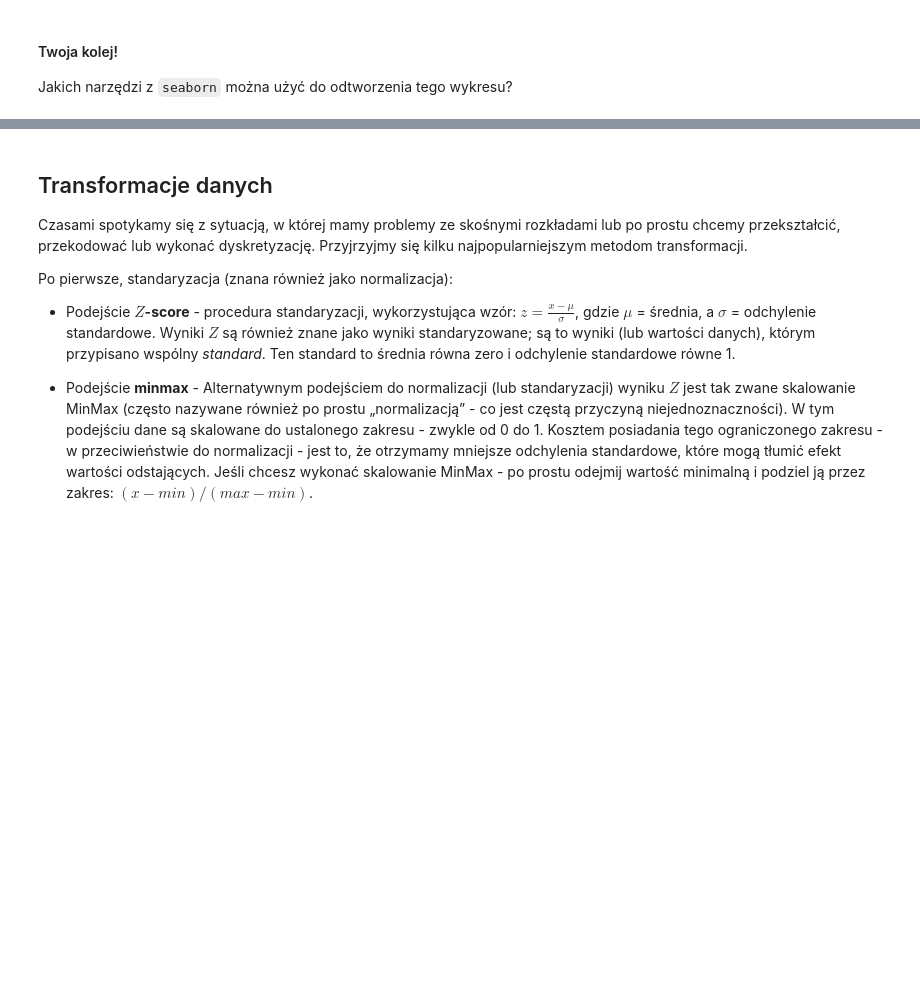
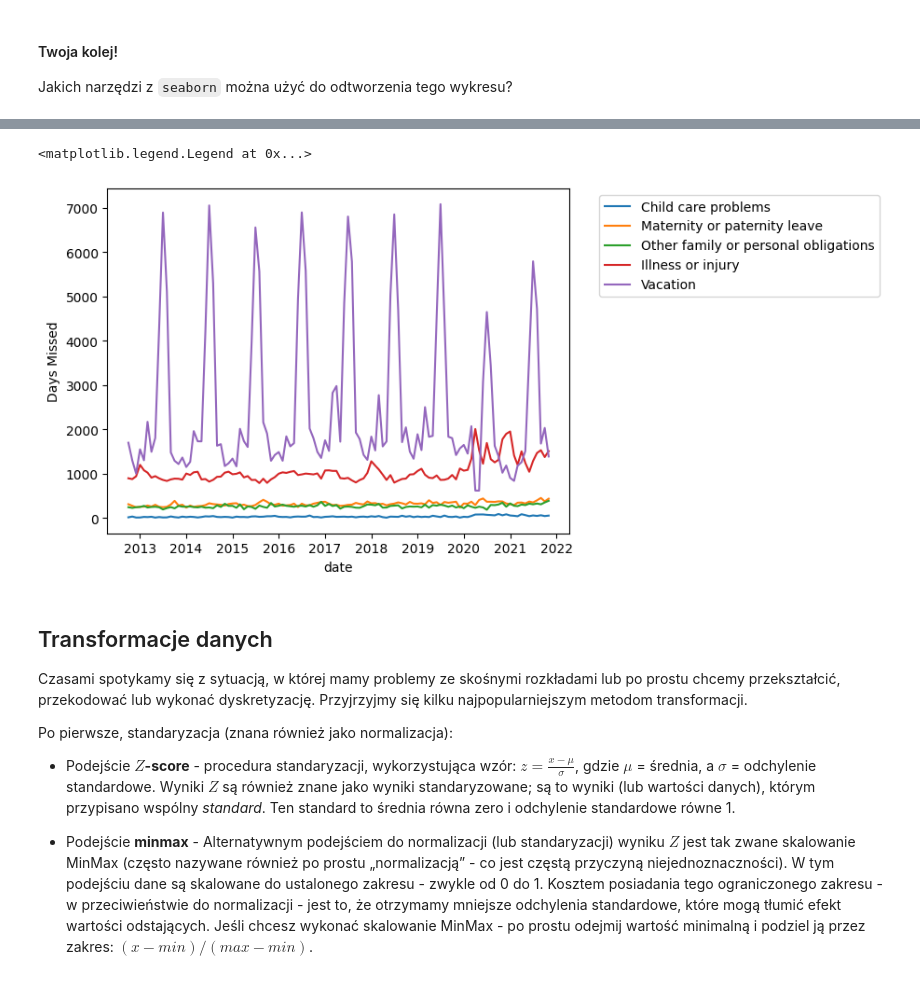
Before and after one commit to karoljablonski/sad, a Jupyter notebook: 08-data-wrangling.ipynb, the cells around one changed output, grey strips where cells are left out. Cells and saved outputs as stored; diff of their text form; code cells hidden in the pictures; blank space fills up the shorter version.

```diff
--- a/08-data-wrangling.ipynb
+++ b/08-data-wrangling.ipynb
@@ -1353,5 +1367,31 @@ sns.lineplot(data = df_melted, x = 'Year', y = 'Days Missed', hue = "Reason")
 # %%
 # %load ./solutions/solution7.py
+# sns.lineplot(data = df_melted, x = 'Year', y = 'Days Missed', hue = "Reason")
+
+# To jest w porządku, ale nie do końca to, czego chcemy. To jest grupowanie według `Year`. Ale my chcemy grupować zarówno według `Year`, jak i `Month`.
+
+# Wykorzystajmy `datetime`
+
+# Stwórzmy nową kolumnę o nazwie `date`, która łączy `Month` i `Year`.
+# Następnie możemy użyć `pd.to_datetime`, aby przekształcić ją w niestandardową reprezentację `pandas`.
+
+# Najpierw połączmy każdy miesiąc i rok w jeden ciąg znaków
+
+df_melted['date'] = df_melted.apply(lambda row: str(row['Month']) + '-' + str(row['Year']), axis = 1)
+
+# df_melted.head(2)
+# Utwórz kolumnę 'date' łącząc miesiąc i rok, np. '01-2020'
+# df_melted['date'] = df_melted.apply(lambda row: f"{int(row['Month']):02d}-{int(row['Year'])}", axis=1)
+
+# Następnie konwertuj na datetime
+df_melted['date'] = pd.to_datetime(df_melted['date'], format="%m-%Y")
+# Teraz używaj tego w lineplot
+sns.lineplot(data=df_melted, x="date", y="Days Missed", hue="Reason")
+plt.legend(bbox_to_anchor=(1.05, 1), loc='upper left')
+# Duzo lepiej!
+# %% [output]
+<matplotlib.legend.Legend at 0x...>
+[figure, added]
 # %% [markdown]
 ## Transformacje danych
 
```
Also changed, not shown: parts of 14 cells of this notebook.
